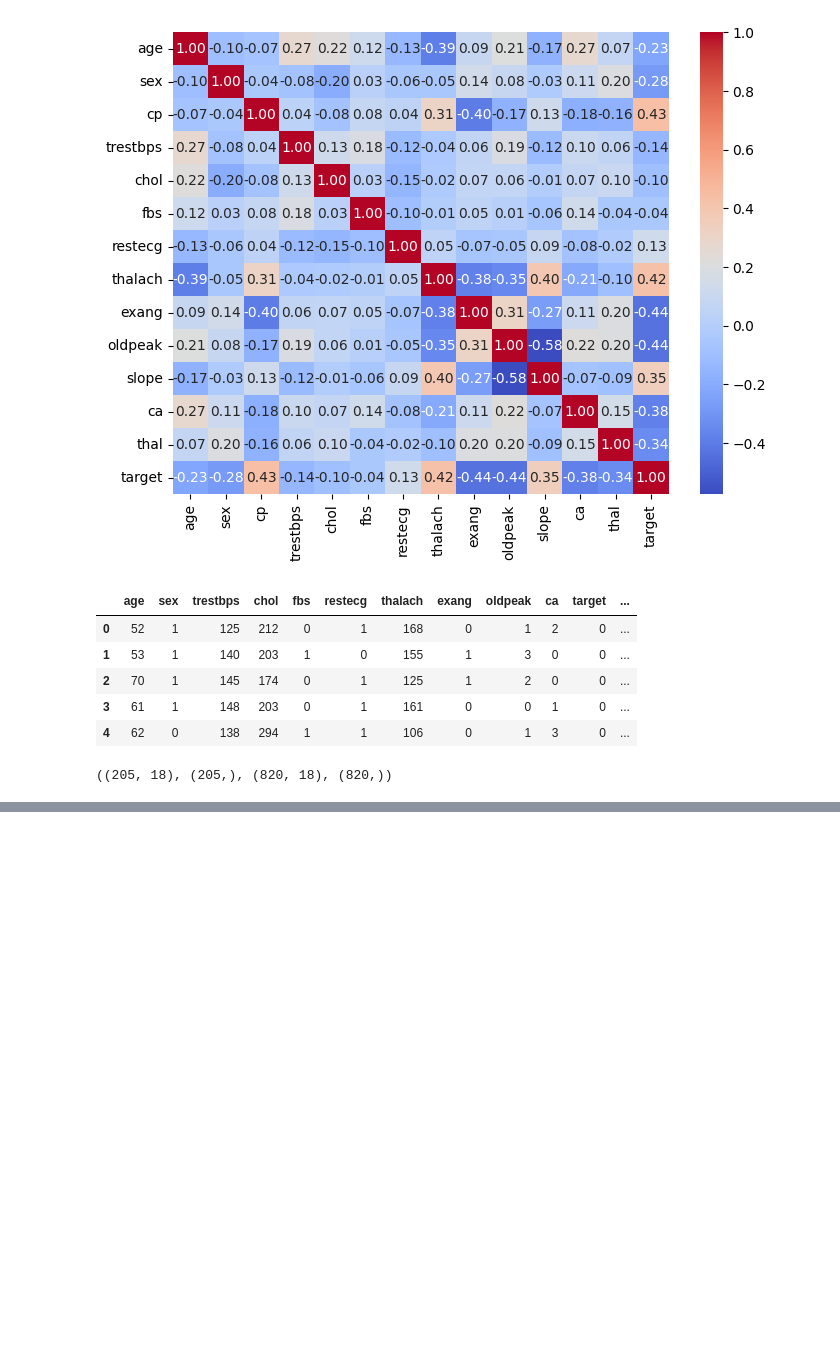
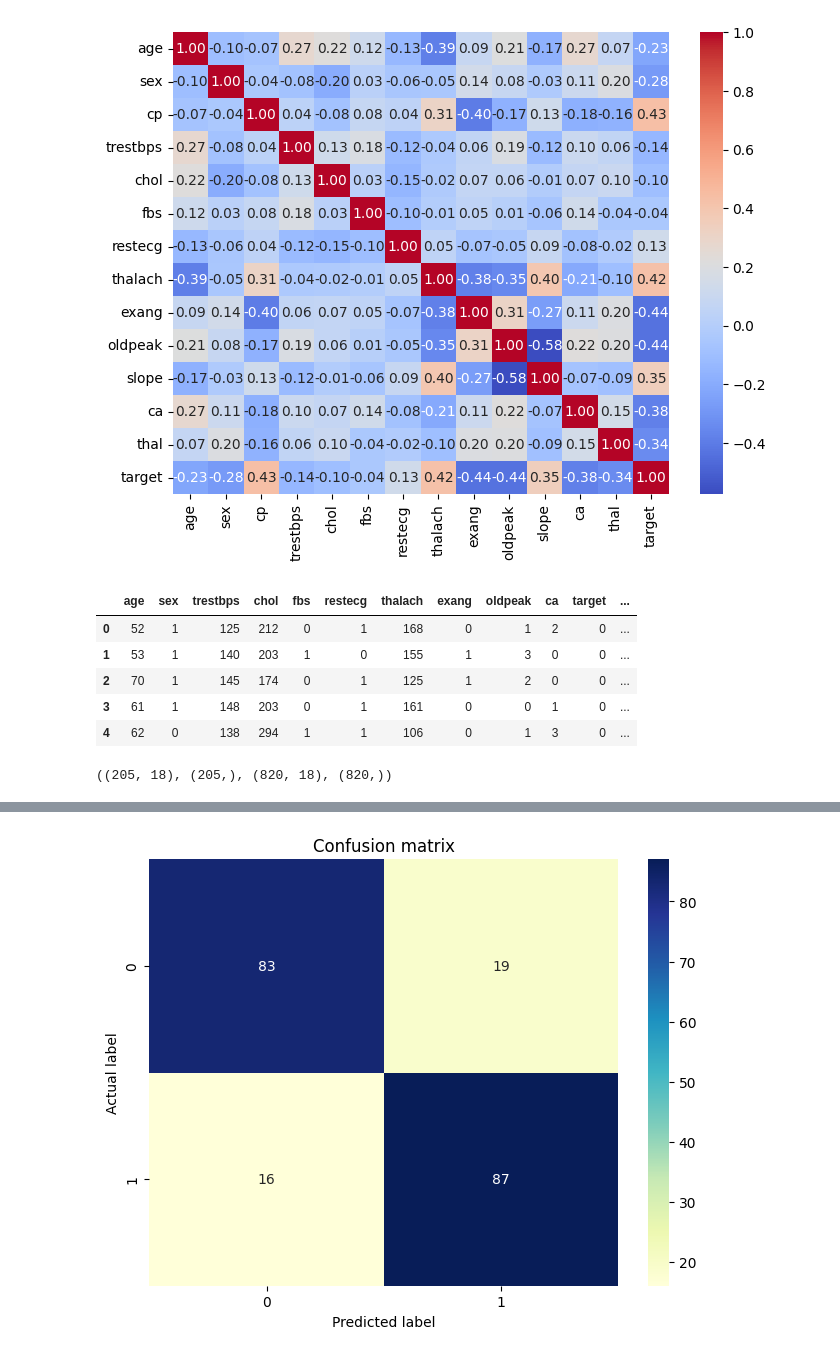
Before and after one commit to kmehmonov/ai-roadmap, a Jupyter notebook: content/ml/supervised/05 logistic regression/logistoc_regressor.ipynb, the cells around one changed output, grey strips where cells are left out. Cells and saved outputs as stored; diff of their text form; code cells hidden in the pictures; blank space fills up the shorter version.

Commit message:
logistic regression homework

```diff
--- a/content/ml/supervised/05 logistic regression/logistoc_regressor.ipynb
+++ b/content/ml/supervised/05 logistic regression/logistoc_regressor.ipynb
@@ -156,0 +178,23 @@ np.float64(2.965280306489893)
+# %%
+from sklearn.linear_model import LogisticRegression
+from sklearn.metrics import log_loss, confusion_matrix
+
+lod_reg = LogisticRegression(
+    penalty='l2',
+    tol=1e-4,
+    random_state=21,
+    solver='lbfgs',
+    max_iter=1000
+    )
+
+lod_reg.fit(X_train_scaled, y_train)
+lod_reg.predict(X_test_scaled)
+
+print(lod_reg.coef_)
+print(lod_reg.intercept_)
+
+log_loss = log_loss(y_test, y_test_pred)
+print(log_loss)
+
+conf_matrix = confusion_matrix(y_test, y_test_pred)
+print(conf_matrix)
@@ -156,0 +209,22 @@ np.float64(2.965280306489893)
+# %%
+import numpy as np
+import matplotlib.pyplot as plt
+import seaborn as sns
+
+class_names = [0, 1] # name of classes
+fig, ax = plt.subplots()
+tick_marks = np.arange(len(class_names))
+plt.xticks(tick_marks, class_names)
+plt.yticks(tick_marks, class_names)
+
+# create heatmap
+sns.heatmap(pd.DataFrame(conf_matrix), annot=True, cmap='YlGnBu', fmt='g')
+ax.xaxis.set_label_position('bottom')
+plt.tight_layout()
+plt.title('Confusion matrix')
+plt.ylabel('Actual label')
+plt.xlabel('Predicted label')
+
+plt.show()
+# %% [output]
+[figure, added]
```
Also changed, not shown: parts of 3 cells of this notebook.
